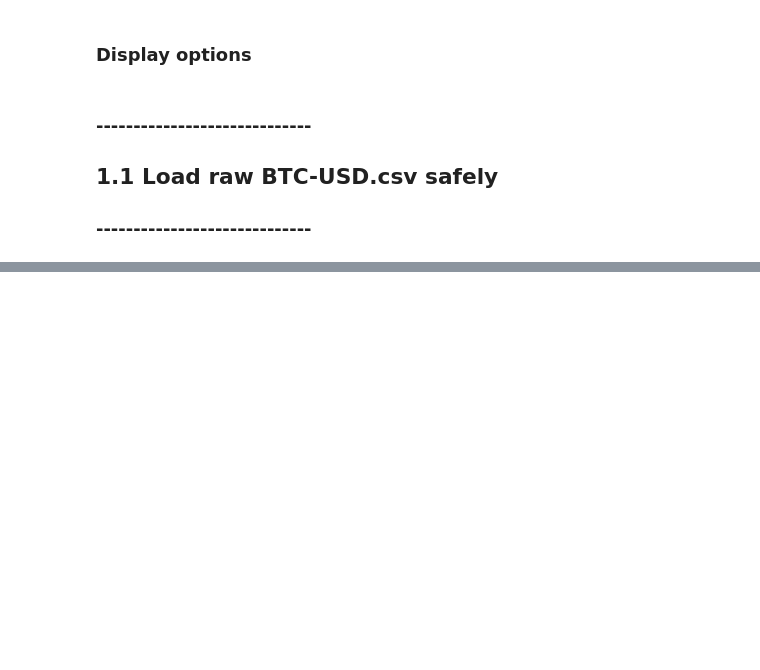
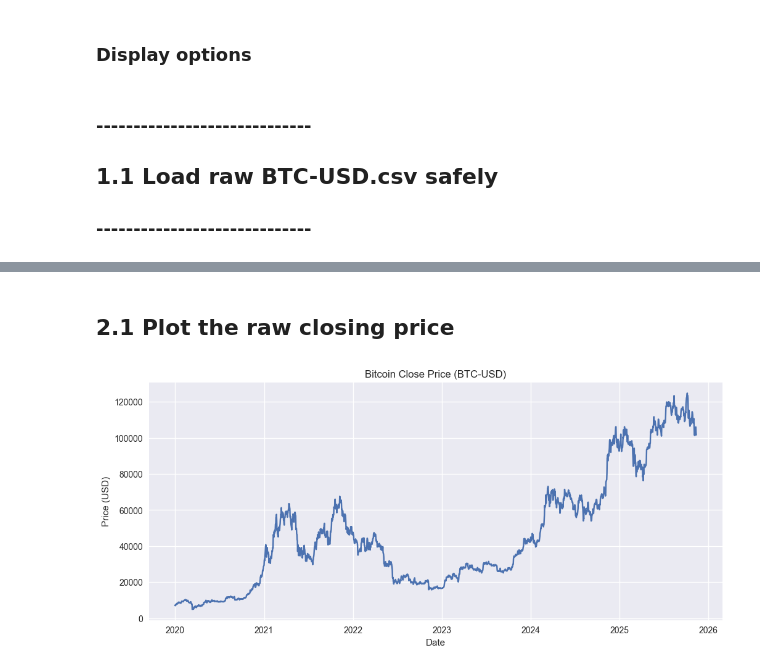
Before and after one commit to leojeulinmerville/Prophet_Project, a Jupyter notebook: Time_Series_Prophet_Project.ipynb, the cells around one changed output, grey strips where cells are left out. Drawn from its saved outputs; the diff is of its cells as text; code cells hidden in the pictures; blank space fills up the shorter version.

```diff
--- a/Time_Series_Prophet_Project.ipynb
+++ b/Time_Series_Prophet_Project.ipynb
@@ -57,0 +162,17 @@ display(df_raw.head(10))
+# %% [markdown]
+## 2.1 Plot the raw closing price
+# %%
+if "Close" not in df.columns:
+    raise ValueError("Column 'Close' not found in the dataset. Please check the CSV structure.")
+
+close = df["Close"]
+
+plt.figure()
+plt.plot(close.index, close.values)
+plt.title("Bitcoin Close Price (BTC-USD)")
+plt.xlabel("Date")
+plt.ylabel("Price (USD)")
+plt.grid(True)
+plt.show()
+# %% [output]
+[figure, added]
```
Also changed, not shown: parts of 80 cells of this notebook.
